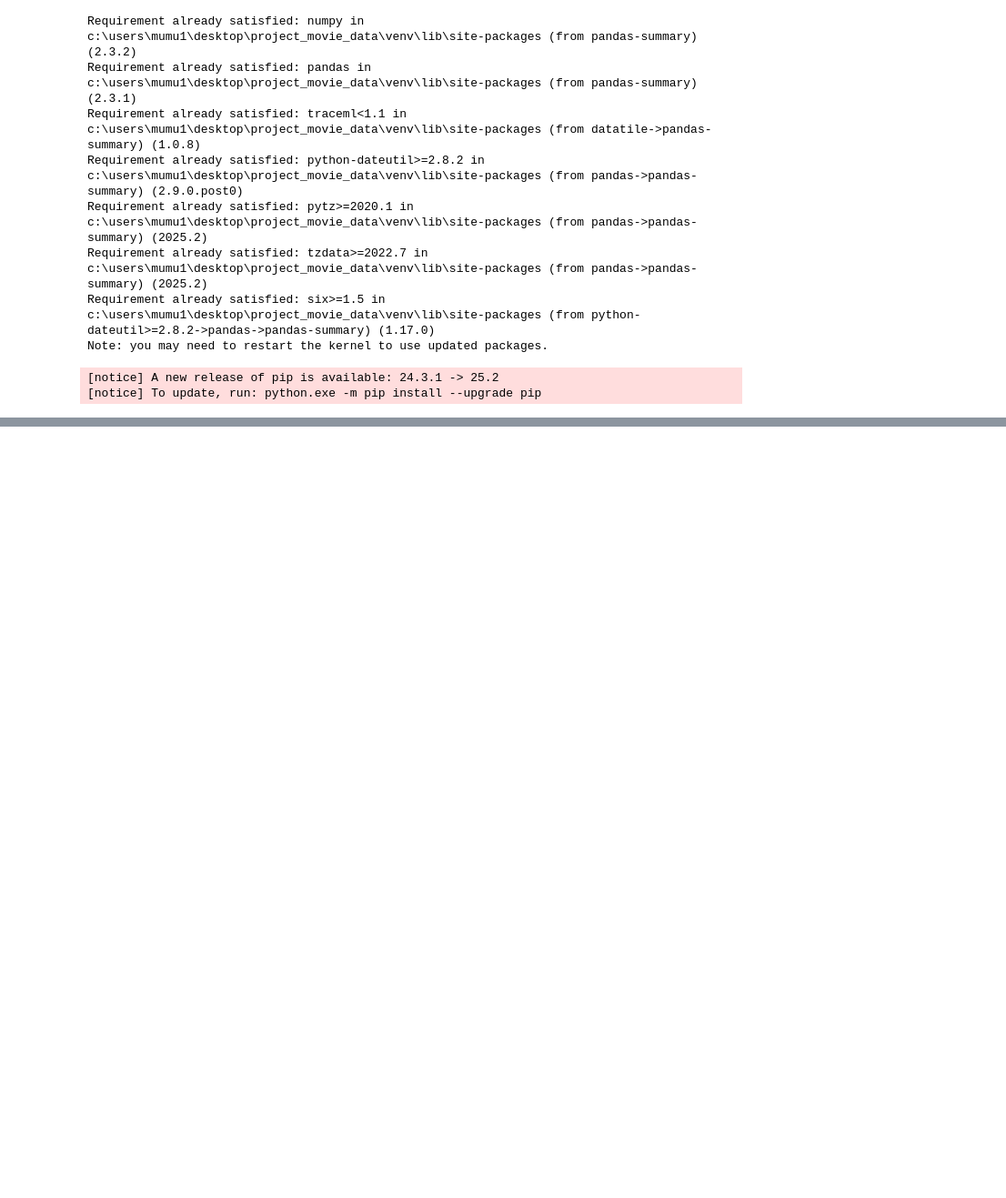
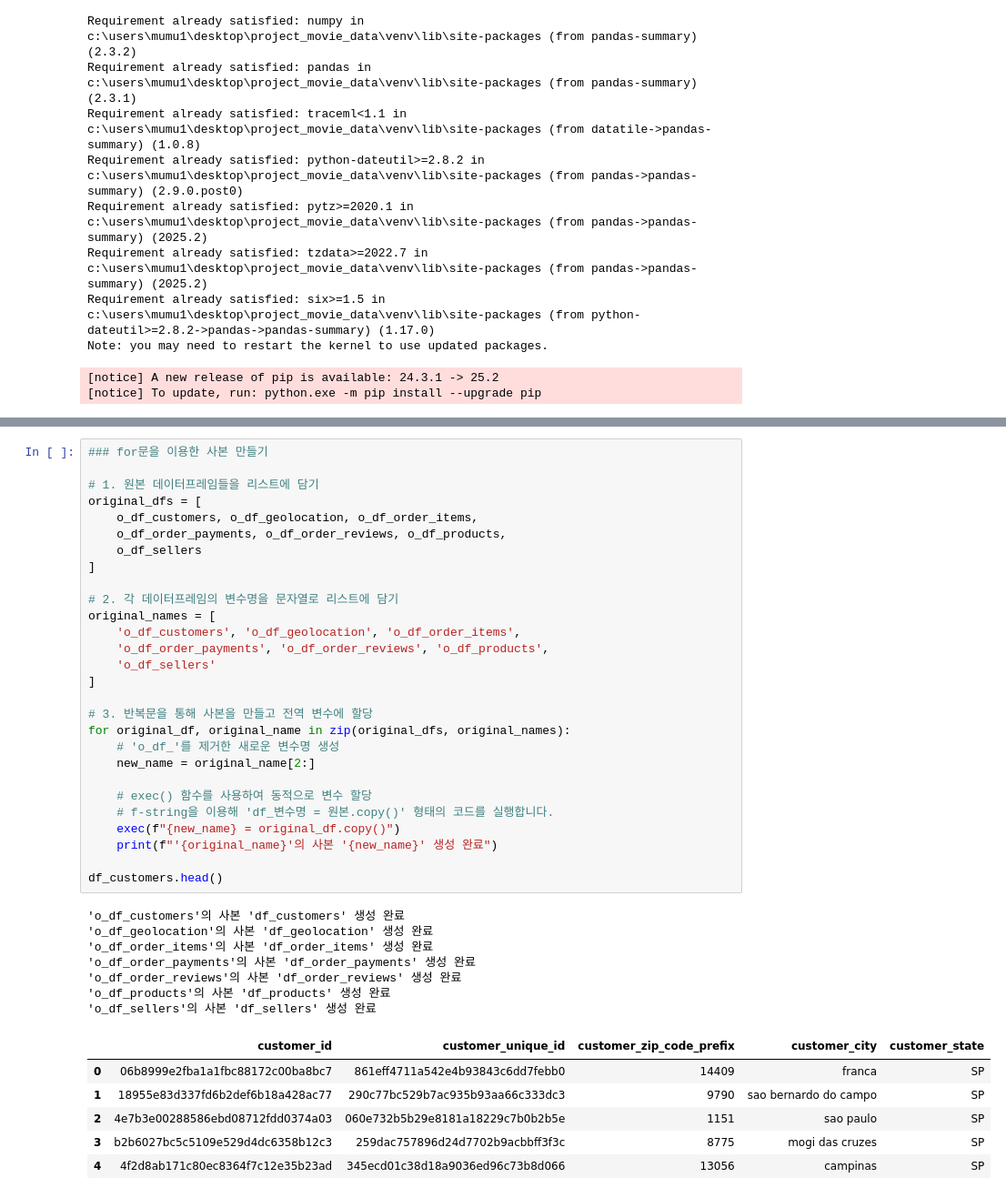
Before and after one commit to hhayan/project_movie_data, a Jupyter notebook: pro1.ipynb, the cells around one changed output, grey strips where cells are left out. Shown at 91% size. Saved outputs shown, nothing was run; the diff lists cells and outputs as text; blank space fills up the shorter version.

```diff
--- a/pro1.ipynb
+++ b/pro1.ipynb
@@ -251,0 +335,42 @@ df_order.describe()
+# %%
+### for문을 이용한 사본 만들기
+
+# 1. 원본 데이터프레임들을 리스트에 담기
+original_dfs = [
+    o_df_customers, o_df_geolocation, o_df_order_items,
+    o_df_order_payments, o_df_order_reviews, o_df_products,
+    o_df_sellers
+]
+
+# 2. 각 데이터프레임의 변수명을 문자열로 리스트에 담기
+original_names = [
+    'o_df_customers', 'o_df_geolocation', 'o_df_order_items',
+    'o_df_order_payments', 'o_df_order_reviews', 'o_df_products',
+    'o_df_sellers'
+]
+
+# 3. 반복문을 통해 사본을 만들고 전역 변수에 할당
+for original_df, original_name in zip(original_dfs, original_names):
+    # 'o_df_'를 제거한 새로운 변수명 생성
+    new_name = original_name[2:]
+
+    # exec() 함수를 사용하여 동적으로 변수 할당
+    # f-string을 이용해 'df_변수명 = 원본.copy()' 형태의 코드를 실행합니다.
+    exec(f"{new_name} = original_df.copy()")
+    print(f"'{original_name}'의 사본 '{new_name}' 생성 완료")
+
+df_customers.head()
+# %% [output]
+'o_df_customers'의 사본 'df_customers' 생성 완료
+'o_df_geolocation'의 사본 'df_geolocation' 생성 완료
+'o_df_order_items'의 사본 'df_order_items' 생성 완료
+'o_df_order_payments'의 사본 'df_order_payments' 생성 완료
+'o_df_order_reviews'의 사본 'df_order_reviews' 생성 완료
+'o_df_products'의 사본 'df_products' 생성 완료
+'o_df_sellers'의 사본 'df_sellers' 생성 완료
+|  | customer_id | customer_unique_id | customer_zip_code_prefix | customer_city | customer_state |
+| 0 | 06b8999e2fba1a1fbc88172c00ba8bc7 | 861eff4711a542e4b93843c6dd7febb0 | 14409 | franca | SP |
+| 1 | 18955e83d337fd6b2def6b18a428ac77 | 290c77bc529b7ac935b93aa66c333dc3 | 9790 | sao bernardo do campo | SP |
+| 2 | 4e7b3e00288586ebd08712fdd0374a03 | 060e732b5b29e8181a18229c7b0b2b5e | 1151 | sao paulo | SP |
+| 3 | b2b6027bc5c5109e529d4dc6358b12c3 | 259dac757896d24d7702b9acbbff3f3c | 8775 | mogi das cruzes | SP |
+| 4 | 4f2d8ab171c80ec8364f7c12e35b23ad | 345ecd01c38d18a9036ed96c73b8d066 | 13056 | campinas | SP |
```
Also changed, not shown: parts of 13 cells of this notebook.
